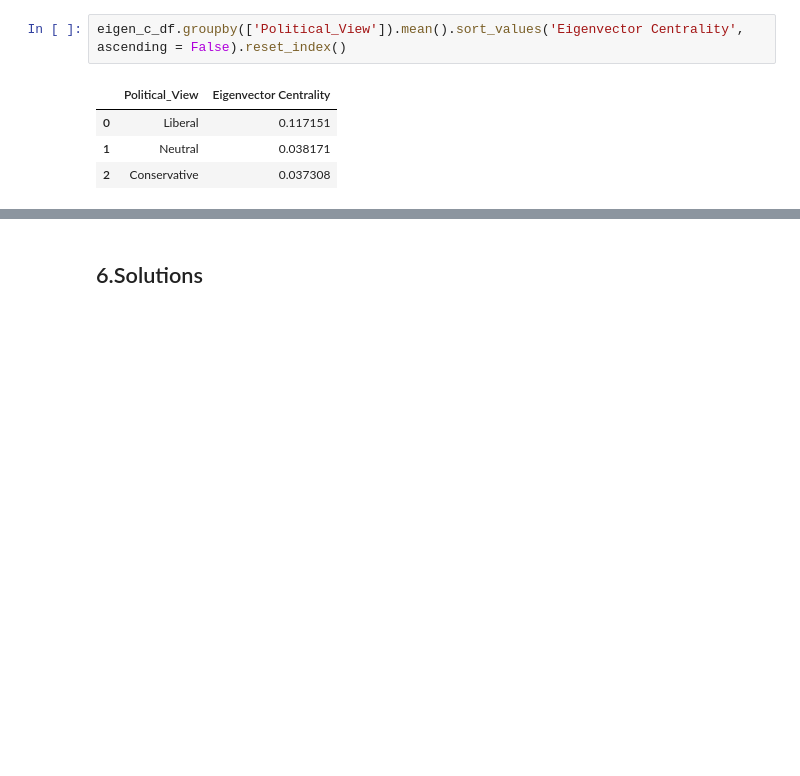
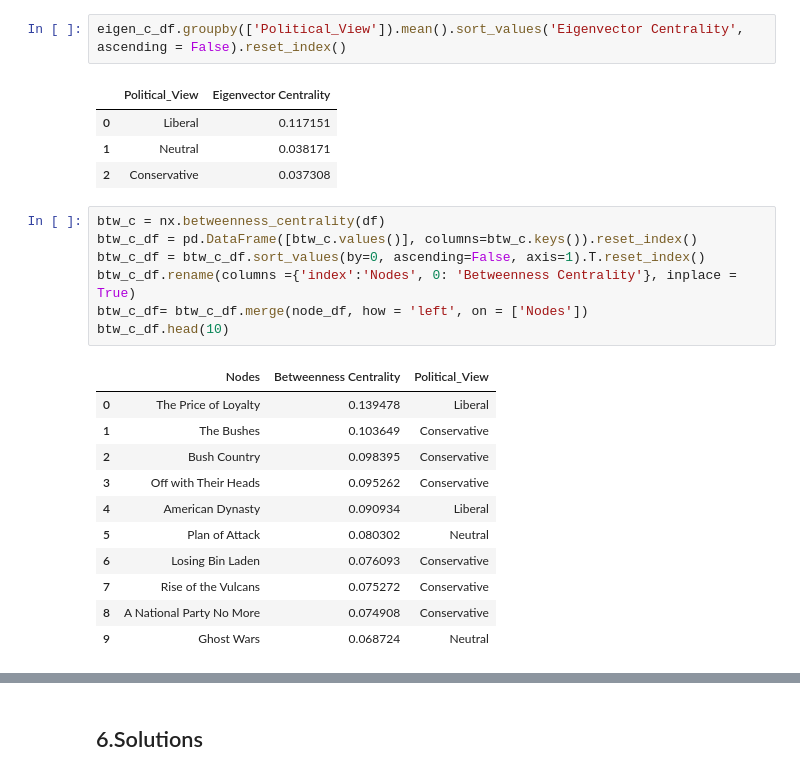
Before and after one commit to ltcancel/DATA620, a Jupyter notebook: Project1/DATA620_Project1.ipynb, the cells around one changed output, grey strips where cells are left out. Cells and saved outputs as stored; diff of their text form; blank space fills up the shorter version.

```diff
--- a/Project1/DATA620_Project1.ipynb
+++ b/Project1/DATA620_Project1.ipynb
@@ -233,3 +235,22 @@ eigen_c_df.groupby(['Political_View']).mean().sort_values('Eigenvector Centralit
 | 0 | Liberal | 0.117151 |
 | 1 | Neutral | 0.038171 |
 | 2 | Conservative | 0.037308 |
+# %%
+btw_c = nx.betweenness_centrality(df)
+btw_c_df = pd.DataFrame([btw_c.values()], columns=btw_c.keys()).reset_index()
+btw_c_df = btw_c_df.sort_values(by=0, ascending=False, axis=1).T.reset_index()
+btw_c_df.rename(columns ={'index':'Nodes', 0: 'Betweenness Centrality'}, inplace = True)
+btw_c_df= btw_c_df.merge(node_df, how = 'left', on = ['Nodes'])
+btw_c_df.head(10)
+# %% [output]
+|  | Nodes | Betweenness Centrality | Political_View |
+| 0 | The Price of Loyalty | 0.139478 | Liberal |
+| 1 | The Bushes | 0.103649 | Conservative |
+| 2 | Bush Country | 0.098395 | Conservative |
+| 3 | Off with Their Heads | 0.095262 | Conservative |
+| 4 | American Dynasty | 0.090934 | Liberal |
+| 5 | Plan of Attack | 0.080302 | Neutral |
+| 6 | Losing Bin Laden | 0.076093 | Conservative |
+| 7 | Rise of the Vulcans | 0.075272 | Conservative |
+| 8 | A National Party No More | 0.074908 | Conservative |
+| 9 | Ghost Wars | 0.068724 | Neutral |
```
Also changed, not shown: parts of 11 cells of this notebook.
